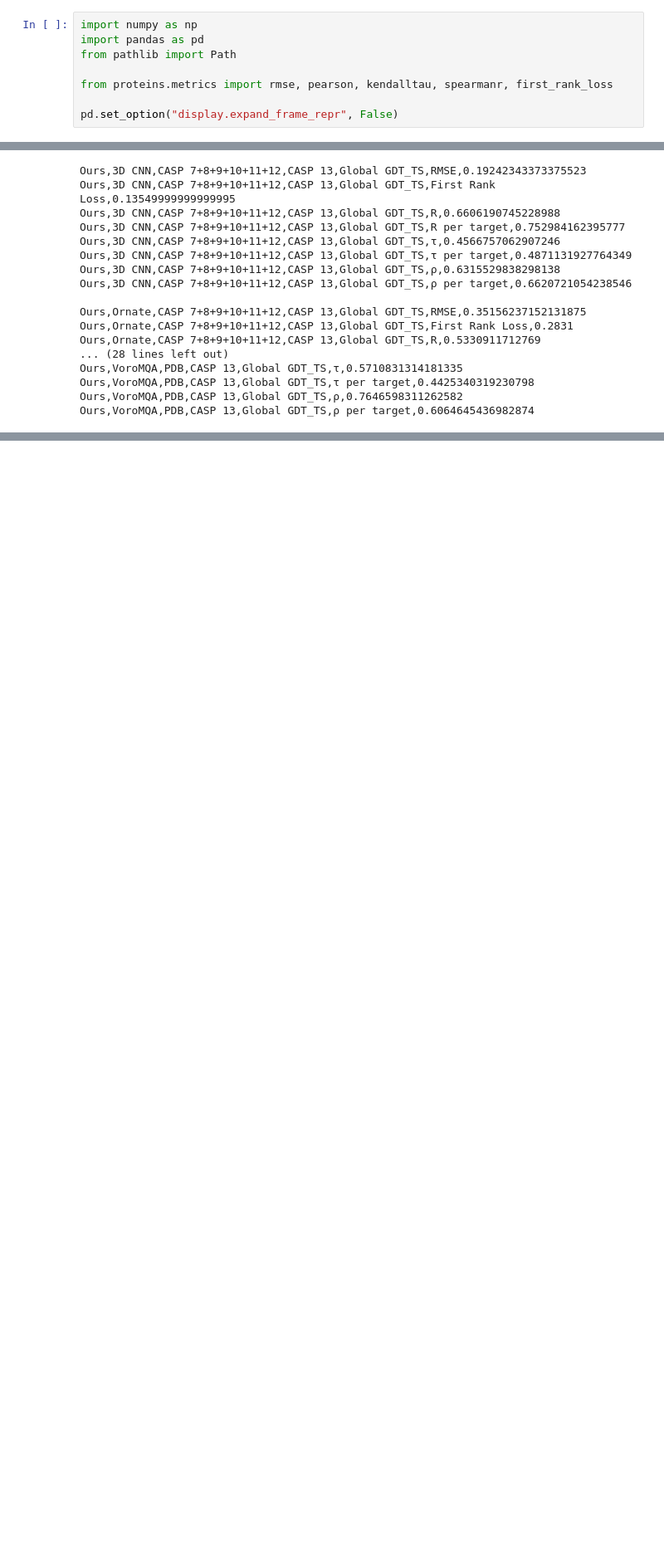
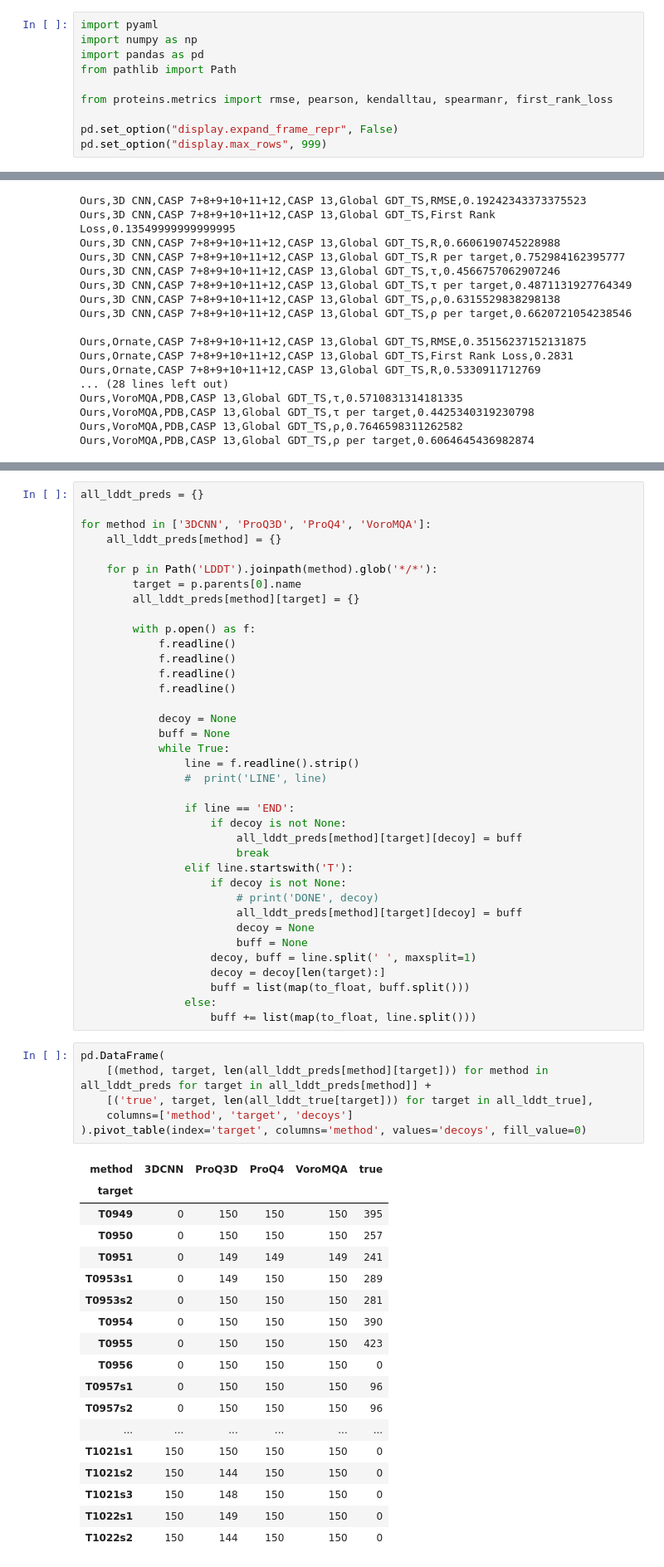
Before and after one commit to baldassarreFe/graphqa, a Jupyter notebook: notebooks/benchmark/other_results_CASP13_raw/ParseCASP13.ipynb, the cells around one changed output, grey strips where cells are left out. Shown: that part at 83% size. Cells and saved outputs as stored; diff of their text form; blank space fills up the shorter version.

```diff
--- a/notebooks/benchmark/other_results_CASP13_raw/ParseCASP13.ipynb
+++ b/notebooks/benchmark/other_results_CASP13_raw/ParseCASP13.ipynb
@@ -1,6 +1,7 @@
 # %% [markdown]
 # CASP 13 metrics
 # %%
+import pyaml
 import numpy as np
 import pandas as pd
 from pathlib import Path
@@ -8,6 +9,7 @@ from pathlib import Path
 from proteins.metrics import rmse, pearson, kendalltau, spearmanr, first_rank_loss
 
 pd.set_option("display.expand_frame_repr", False)
+pd.set_option("display.max_rows", 999)
 # %% [markdown]
 ## GDT_TS
 
@@ -167,0 +260,62 @@ TODO
+# %%
+all_lddt_preds = {}
+
+for method in ['3DCNN', 'ProQ3D', 'ProQ4', 'VoroMQA']:
+    all_lddt_preds[method] = {}
+
+    for p in Path('LDDT').joinpath(method).glob('*/*'):
+        target = p.parents[0].name
+        all_lddt_preds[method][target] = {}
+
+        with p.open() as f:
+            f.readline()
+            f.readline()
+            f.readline()
+            f.readline()
+
+            decoy = None
+            buff = None
+            while True:
+                line = f.readline().strip()
+                #  print('LINE', line)
+
+                if line == 'END':
+                    if decoy is not None:
+                        all_lddt_preds[method][target][decoy] = buff
+                        break
+                elif line.startswith('T'):
+                    if decoy is not None:
+                        # print('DONE', decoy)
+                        all_lddt_preds[method][target][decoy] = buff
+                        decoy = None
+                        buff = None
+                    decoy, buff = line.split(' ', maxsplit=1)
+                    decoy = decoy[len(target):]
+                    buff = list(map(to_float, buff.split()))
+                else:
+                    buff += list(map(to_float, line.split()))
+# %%
+pd.DataFrame(
+    [(method, target, len(all_lddt_preds[method][target])) for method in all_lddt_preds for target in all_lddt_preds[method]] +
+    [('true', target, len(all_lddt_true[target])) for target in all_lddt_true],
+    columns=['method', 'target', 'decoys']
+).pivot_table(index='target', columns='method', values='decoys', fill_value=0)
+# %% [output]
+| method | 3DCNN | ProQ3D | ProQ4 | VoroMQA | true |
+| target |  |  |  |  |  |
+| T0949 | 0 | 150 | 150 | 150 | 395 |
+| T0950 | 0 | 150 | 150 | 150 | 257 |
+| T0951 | 0 | 149 | 149 | 149 | 241 |
+| T0953s1 | 0 | 149 | 150 | 150 | 289 |
+| T0953s2 | 0 | 150 | 150 | 150 | 281 |
+| T0954 | 0 | 150 | 150 | 150 | 390 |
+| T0955 | 0 | 150 | 150 | 150 | 423 |
+| T0956 | 0 | 150 | 150 | 150 | 0 |
+| T0957s1 | 0 | 150 | 150 | 150 | 96 |
+| T0957s2 | 0 | 150 | 150 | 150 | 96 |
+| ... | ... | ... | ... | ... | ... |
+| T1021s1 | 150 | 150 | 150 | 150 | 0 |
+| T1021s2 | 150 | 144 | 150 | 150 | 0 |
+| T1021s3 | 150 | 148 | 150 | 150 | 0 |
+| T1022s1 | 150 | 149 | 150 | 150 | 0 |
+| T1022s2 | 150 | 144 | 150 | 150 | 0 |
```
Also changed, not shown: parts of 10 cells of this notebook, 1 other file.
